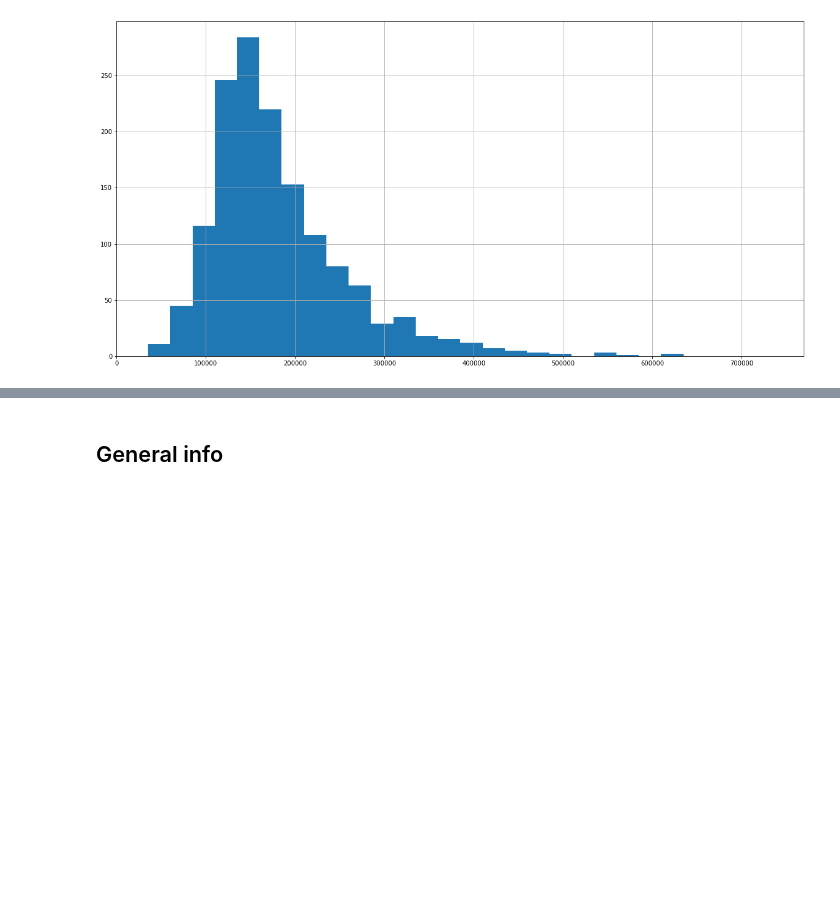
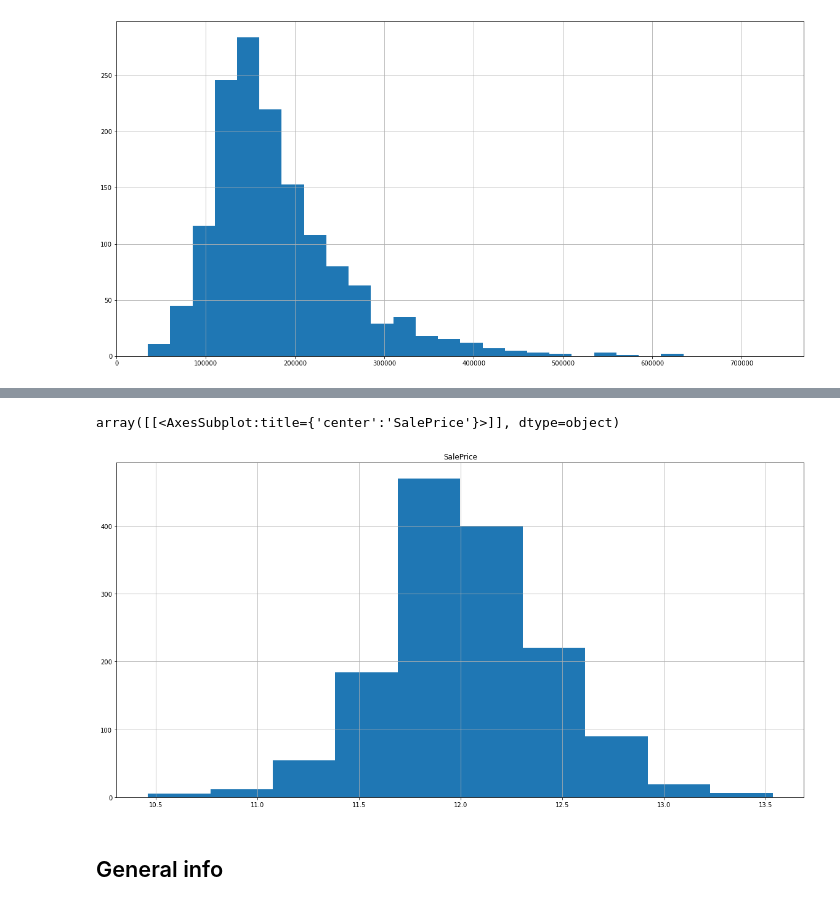
Before and after one commit to tdchoi7/ML_Project_Self, a Jupyter notebook: ML_HousingPrice_EDA_and_Basic_Imputation.ipynb, the cells around one changed output, grey strips where cells are left out. Cells and saved outputs as stored; diff of their text form; code cells hidden in the pictures; blank space fills up the shorter version.

```diff
--- a/ML_HousingPrice_EDA.ipynb
+++ b/ML_HousingPrice_EDA_and_Basic_Imputation.ipynb
@@ -92,3 +103,6 @@ hp_saleprice['SalePrice'].hist(bins=range(min(hp_saleprice['SalePrice']),
 # %% [output]
 <AxesSubplot:>
 [figure]
+# %%
+hp_logsaleprice = pd.DataFrame(np.log(hp_saleprice))
+hp_logsaleprice
@@ -94,0 +123,5 @@ hp_saleprice['SalePrice'].hist(bins=range(min(hp_saleprice['SalePrice']),
+# %%
+hp_logsaleprice.hist(figsize=(20,10))
+# %% [output]
+array([[<AxesSubplot:title={'center':'SalePrice'}>]], dtype=object)
+[figure, added]
```
Also changed, not shown: parts of 116 cells of this notebook, 2 other files.
